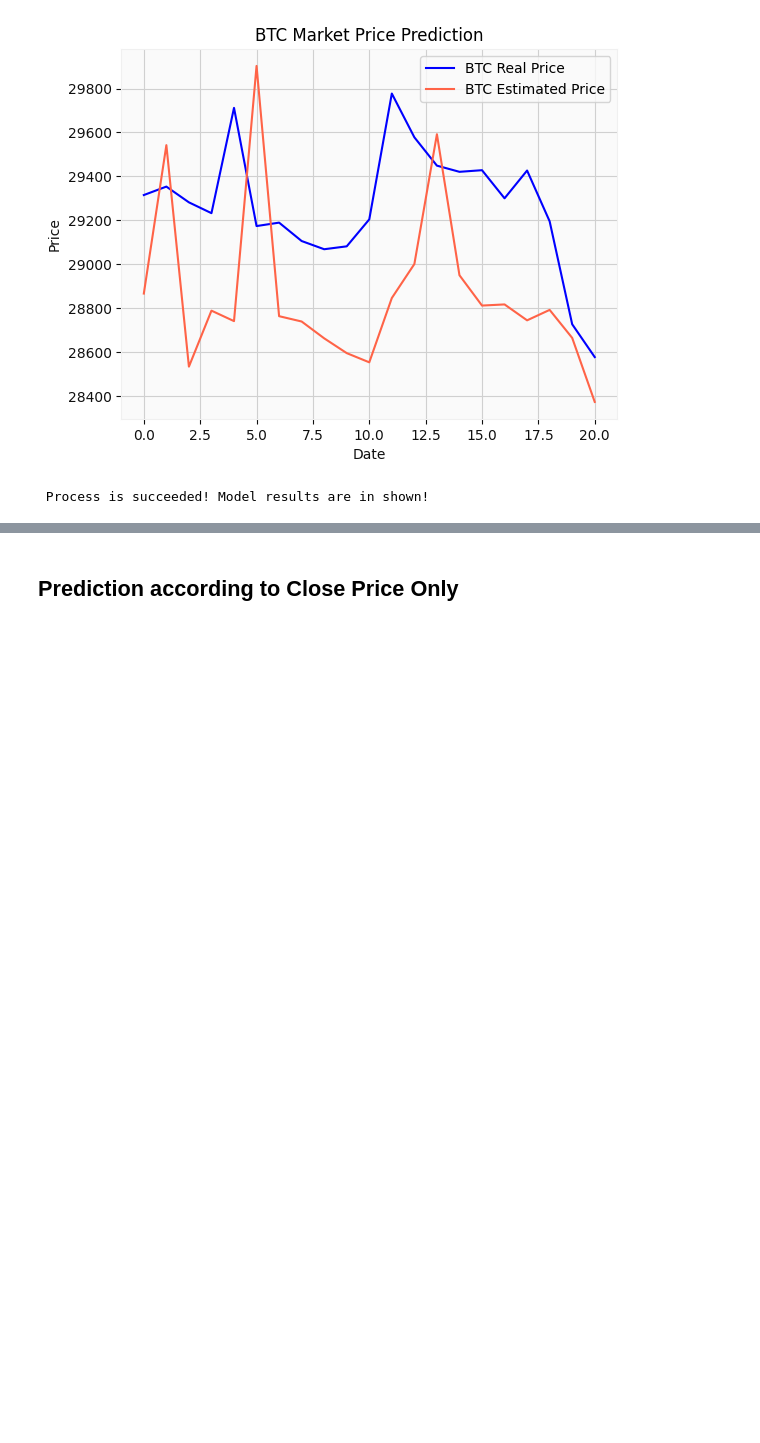
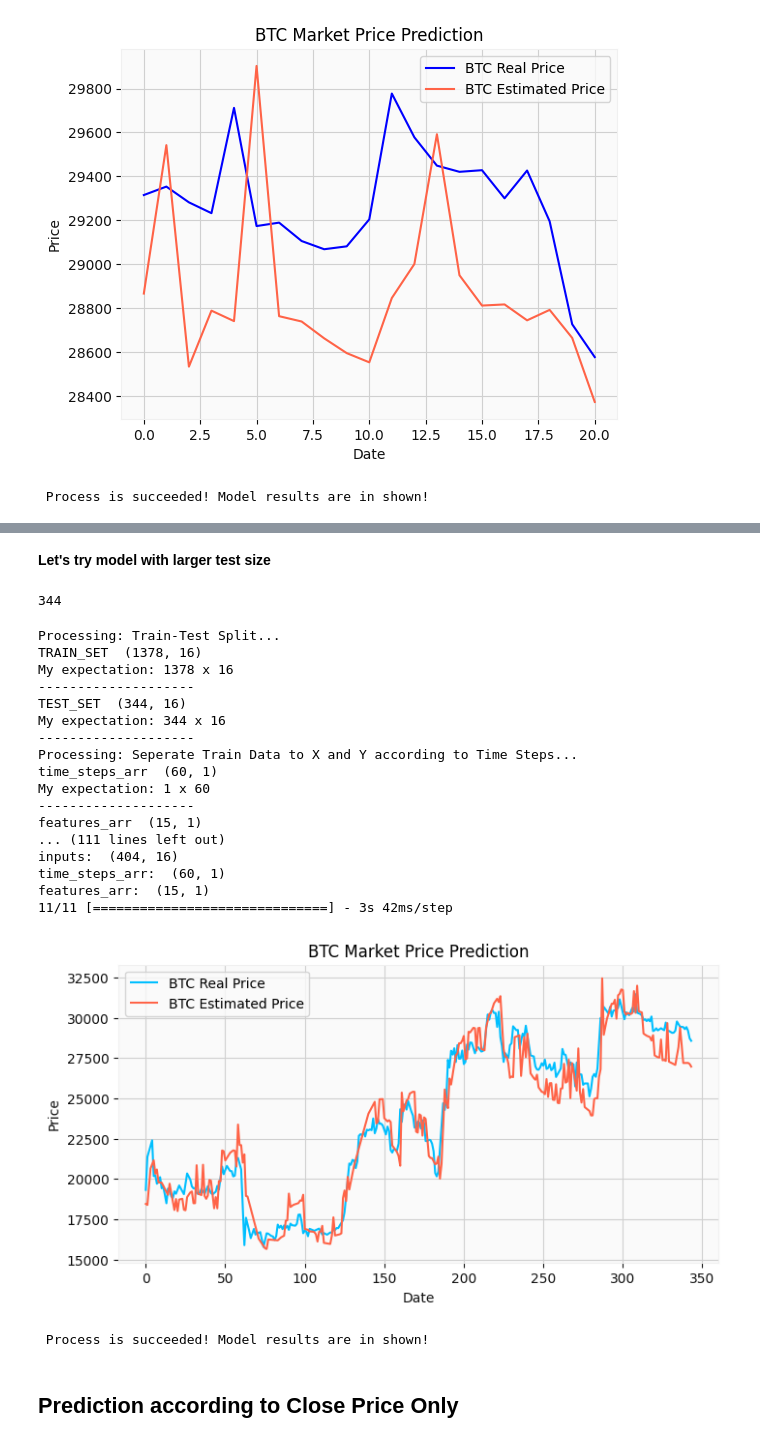
Before and after one commit to anilergan/AISMTB, a Jupyter notebook: btc_daily_chart_regression_v2.ipynb, the cells around one changed output, grey strips where cells are left out. Cells and saved outputs as stored; diff of their text form; code cells hidden in the pictures; blank space fills up the shorter version.

Commit message:
v2.0 is improved: visualize, target_col ect. (04.09.23)

```diff
--- a/btc_daily_chart_regression_v2.ipynb
+++ b/btc_daily_chart_regression_v2.ipynb
@@ -282,0 +315,41 @@ features_arr:  (15, 1)
+# %% [markdown]
+**Let's try model with larger test size**
+# %%
+test_size = len(X_scaled_df) * 0.2
+test_size = int(test_size)
+test_size
+# %% [output]
+344
+# %%
+# data order must be new to old
+my_rnn_obj = my_rnn(
+    X_scaled_df.sort_index(ascending=True),
+    y_scaled_df.sort_index(ascending=True),
+    test_num = test_size,
+    time_steps = 60,
+    scaler = std_sc,
+    epoch=50,
+    predict=True,
+    product = 'BTC'
+
+)
+# %% [output]
+Processing: Train-Test Split...
+TRAIN_SET  (1378, 16)
+My expectation: 1378 x 16
+--------------------
+TEST_SET  (344, 16)
+My expectation: 344 x 16
+--------------------
+Processing: Seperate Train Data to X and Y according to Time Steps...
+time_steps_arr  (60, 1)
+My expectation: 1 x 60
+--------------------
+features_arr  (15, 1)
+... (111 lines left out)
+inputs:  (404, 16)
+time_steps_arr:  (60, 1)
+features_arr:  (15, 1)
+11/11 [==============================] - 3s 42ms/step
+[figure, added]
+ Process is succeeded! Model results are in shown!
```
Also changed, not shown: parts of 5 cells of this notebook, 2 other files.
